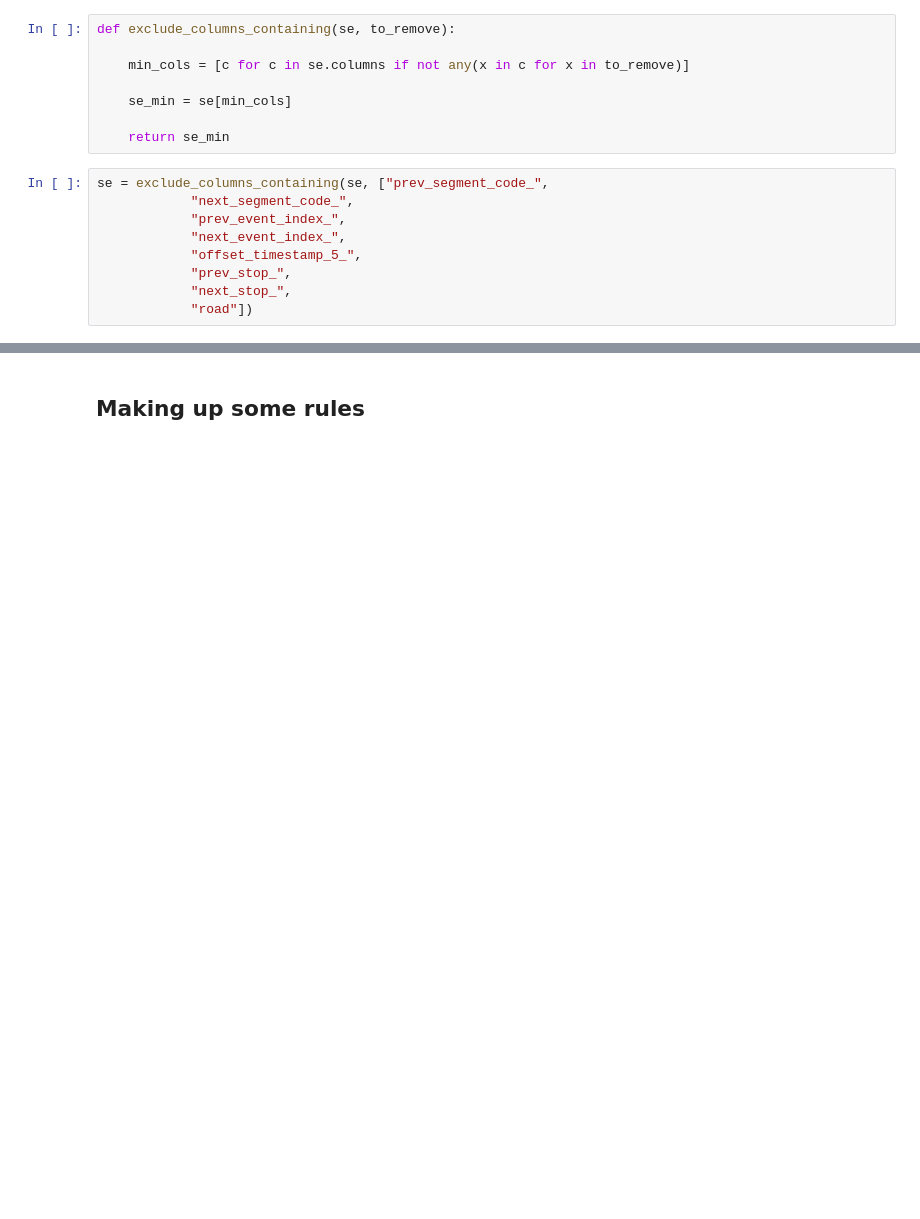
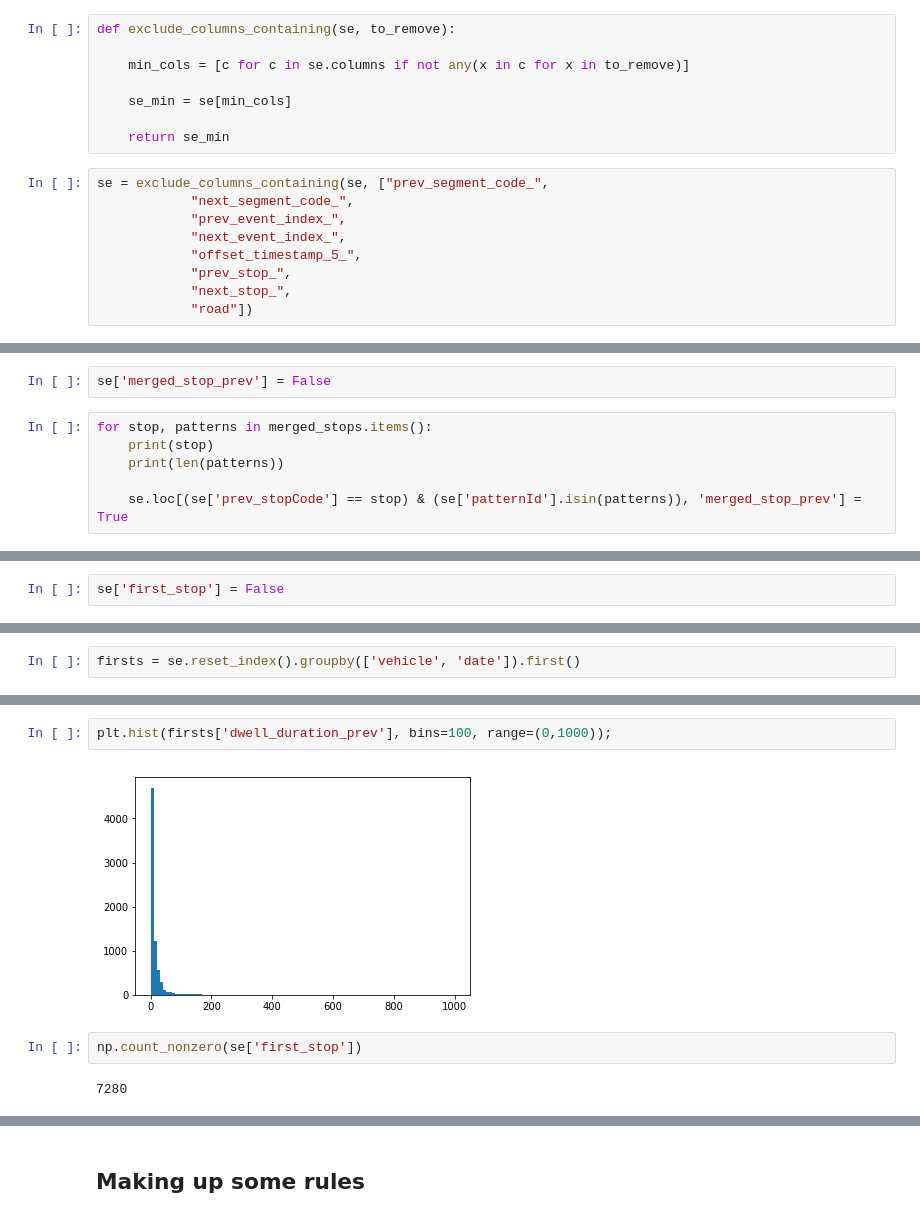
Before and after one commit to gingertom/buses, a Jupyter notebook: Data Exploration/Rules for predicting dwell times.ipynb, the cells around one changed output, grey strips where cells are left out. Saved outputs shown, nothing was run; the diff lists cells and outputs as text; blank space fills up the shorter version.

```diff
--- a/Data Exploration/Rules for predicting dwell times.ipynb
+++ b/Data Exploration/Rules for predicting dwell times.ipynb
@@ -155,0 +229,8 @@ se = exclude_columns_containing(se, ["prev_segment_code_",
+# %%
+se['merged_stop_prev'] = False
+# %%
+for stop, patterns in merged_stops.items():
+    print(stop)
+    print(len(patterns))
+
+    se.loc[(se['prev_stopCode'] == stop) & (se['patternId'].isin(patterns)), 'merged_stop_prev'] = True
@@ -155,0 +248,2 @@ se = exclude_columns_containing(se, ["prev_segment_code_",
+# %%
+se['first_stop'] = False
@@ -155,0 +256,2 @@ se = exclude_columns_containing(se, ["prev_segment_code_",
+# %%
+firsts = se.reset_index().groupby(['vehicle', 'date']).first()
@@ -155,0 +266,8 @@ se = exclude_columns_containing(se, ["prev_segment_code_",
+# %%
+plt.hist(firsts['dwell_duration_prev'], bins=100, range=(0,1000));
+# %% [output]
+[figure, added]
+# %%
+np.count_nonzero(se['first_stop'])
+# %% [output]
+7280
```
Also changed, not shown: parts of 86 cells of this notebook.
